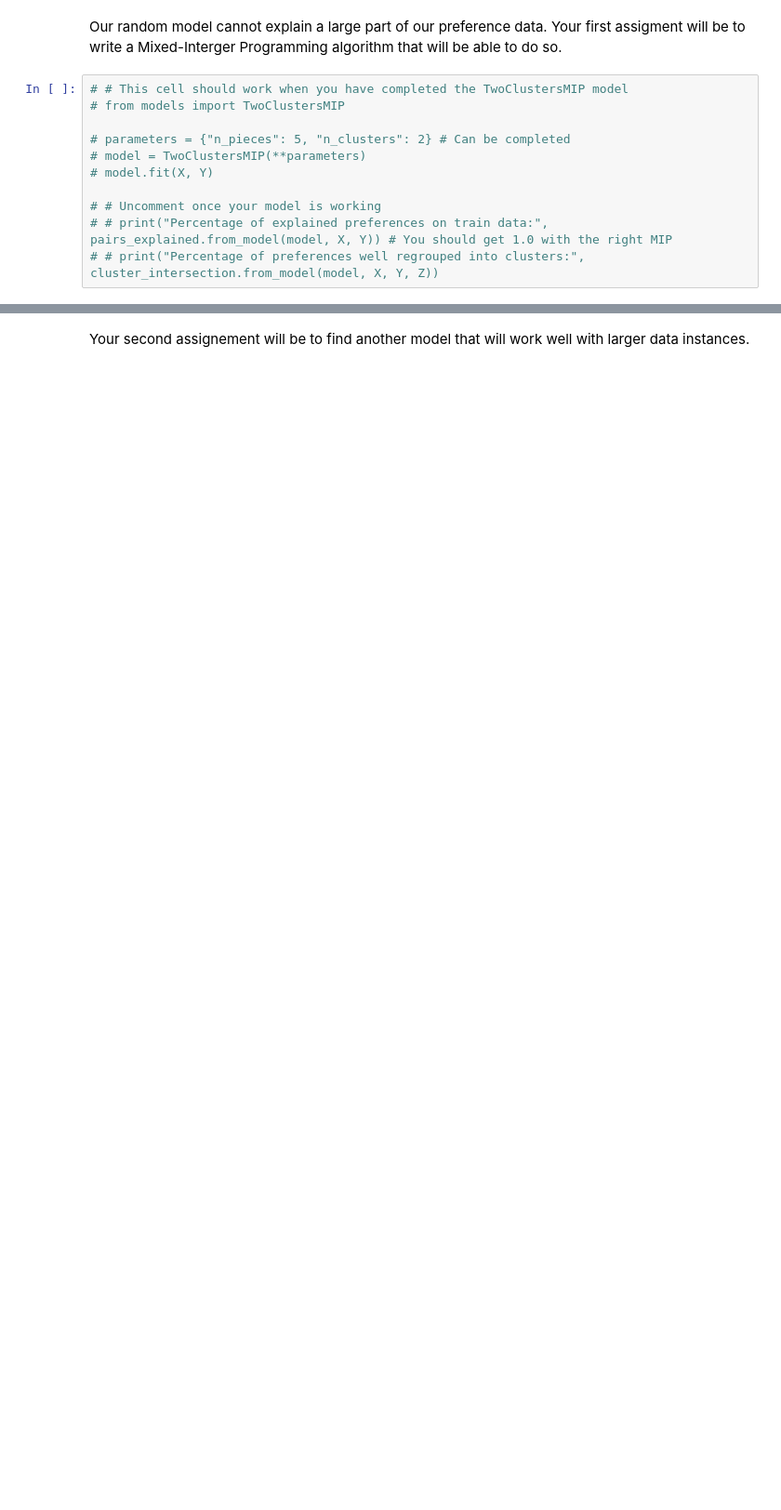
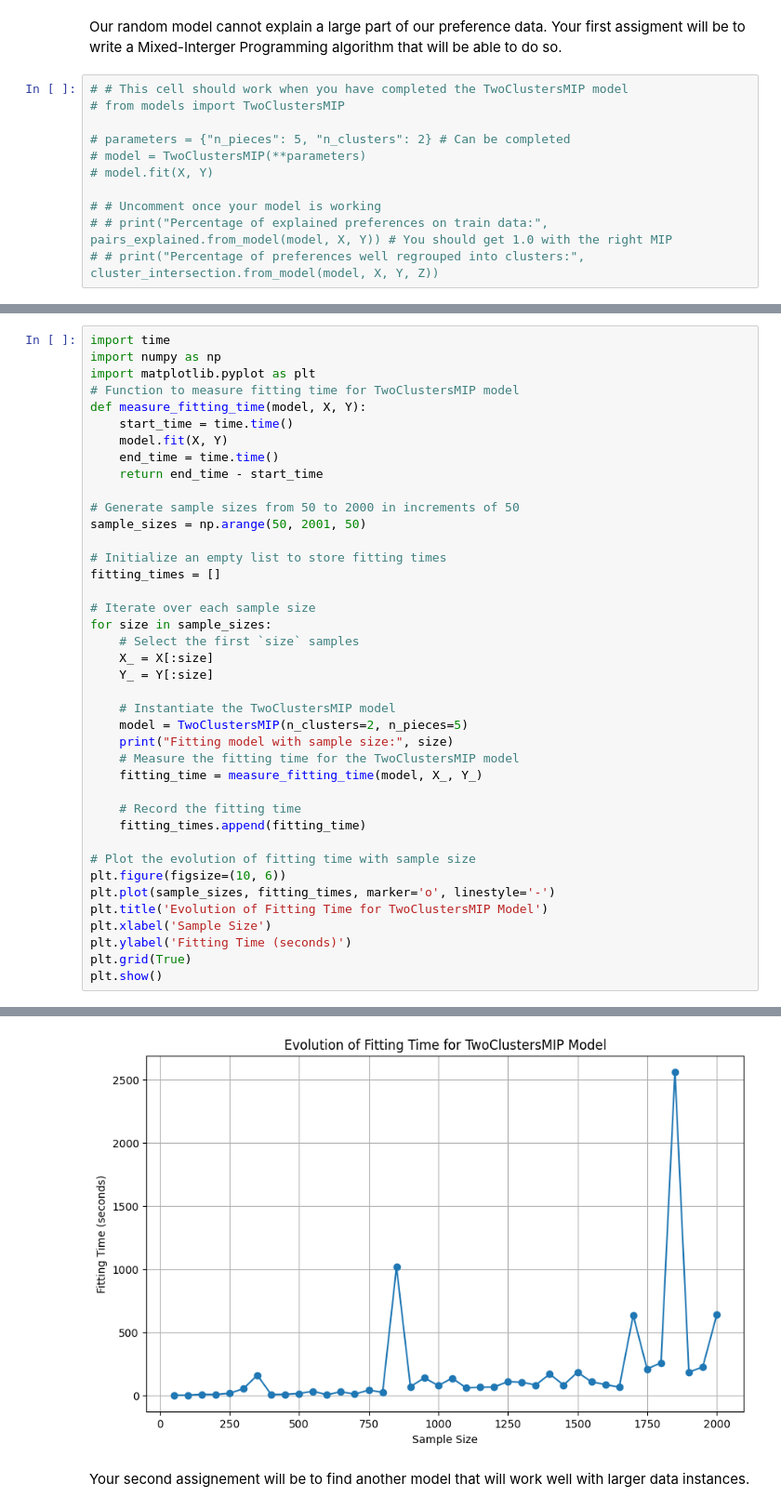
Before and after one commit to abdelillah-bourchad/cs-sdp-2023-24, a Jupyter notebook: notebooks/example.ipynb, the cells around one changed output, grey strips where cells are left out. Shown at 93% size. Cells and saved outputs as stored; diff of their text form; blank space fills up the shorter version.

Commit message:
evolution de temps de calcul

```diff
--- a/notebooks/example.ipynb
+++ b/notebooks/example.ipynb
@@ -172,0 +177,41 @@ Image("../images/MIP_results_example.png")
+# %%
+import time
+import numpy as np
+import matplotlib.pyplot as plt
+# Function to measure fitting time for TwoClustersMIP model
+def measure_fitting_time(model, X, Y):
+    start_time = time.time()
+    model.fit(X, Y)
+    end_time = time.time()
+    return end_time - start_time
+
+# Generate sample sizes from 50 to 2000 in increments of 50
+sample_sizes = np.arange(50, 2001, 50)
+
+# Initialize an empty list to store fitting times
+fitting_times = []
+
+# Iterate over each sample size
+for size in sample_sizes:
+    # Select the first `size` samples
+    X_ = X[:size]
+    Y_ = Y[:size]
+
+    # Instantiate the TwoClustersMIP model
+    model = TwoClustersMIP(n_clusters=2, n_pieces=5)
+    print("Fitting model with sample size:", size)
+    # Measure the fitting time for the TwoClustersMIP model
+    fitting_time = measure_fitting_time(model, X_, Y_)
+
+    # Record the fitting time
+    fitting_times.append(fitting_time)
+
+# Plot the evolution of fitting time with sample size
+plt.figure(figsize=(10, 6))
+plt.plot(sample_sizes, fitting_times, marker='o', linestyle='-')
+plt.title('Evolution of Fitting Time for TwoClustersMIP Model')
+plt.xlabel('Sample Size')
+plt.ylabel('Fitting Time (seconds)')
+plt.grid(True)
+plt.show()
+# %% [output]
@@ -173,2 +235,3 @@ Image("../images/MIP_results_example.png")
+[figure, added]
 # %% [markdown]
 Your second assignement will be to find another model that will work well with larger data instances.
```
Also changed, not shown: parts of 9 cells of this notebook.
